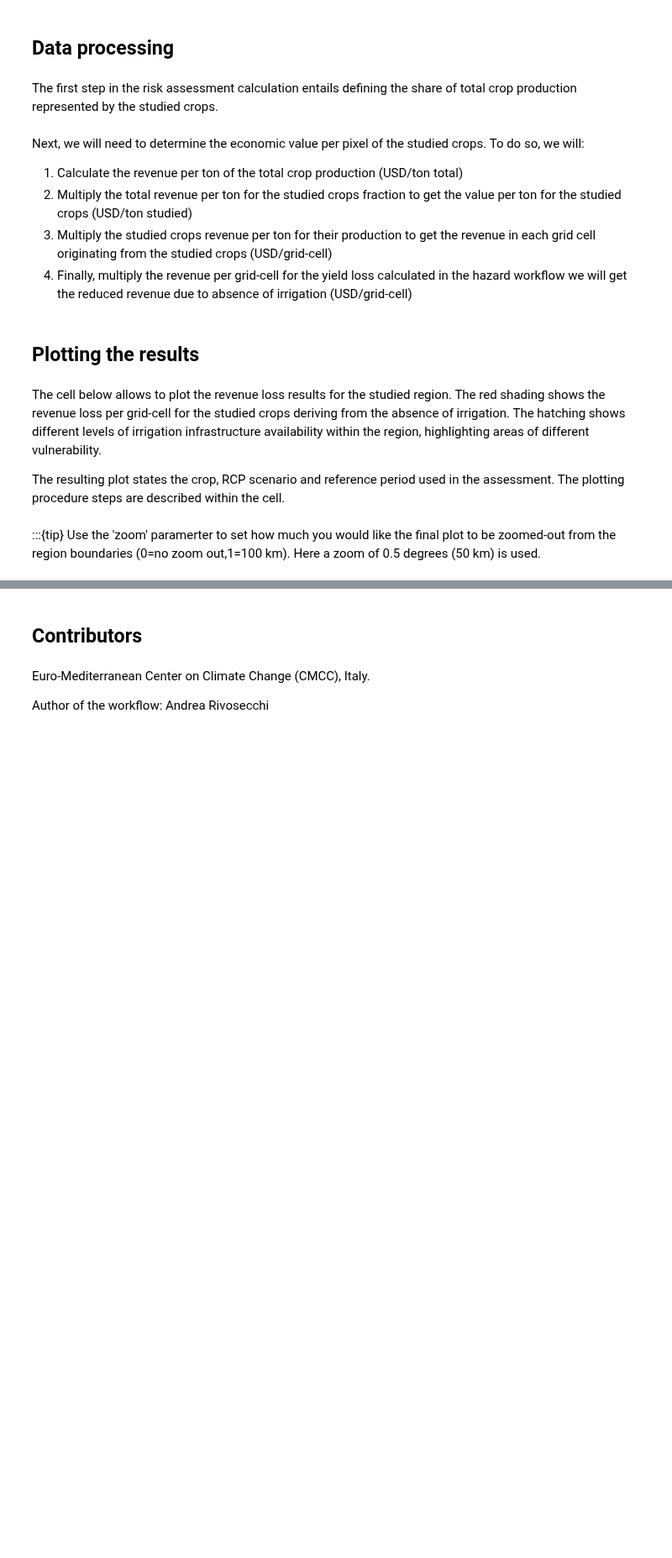
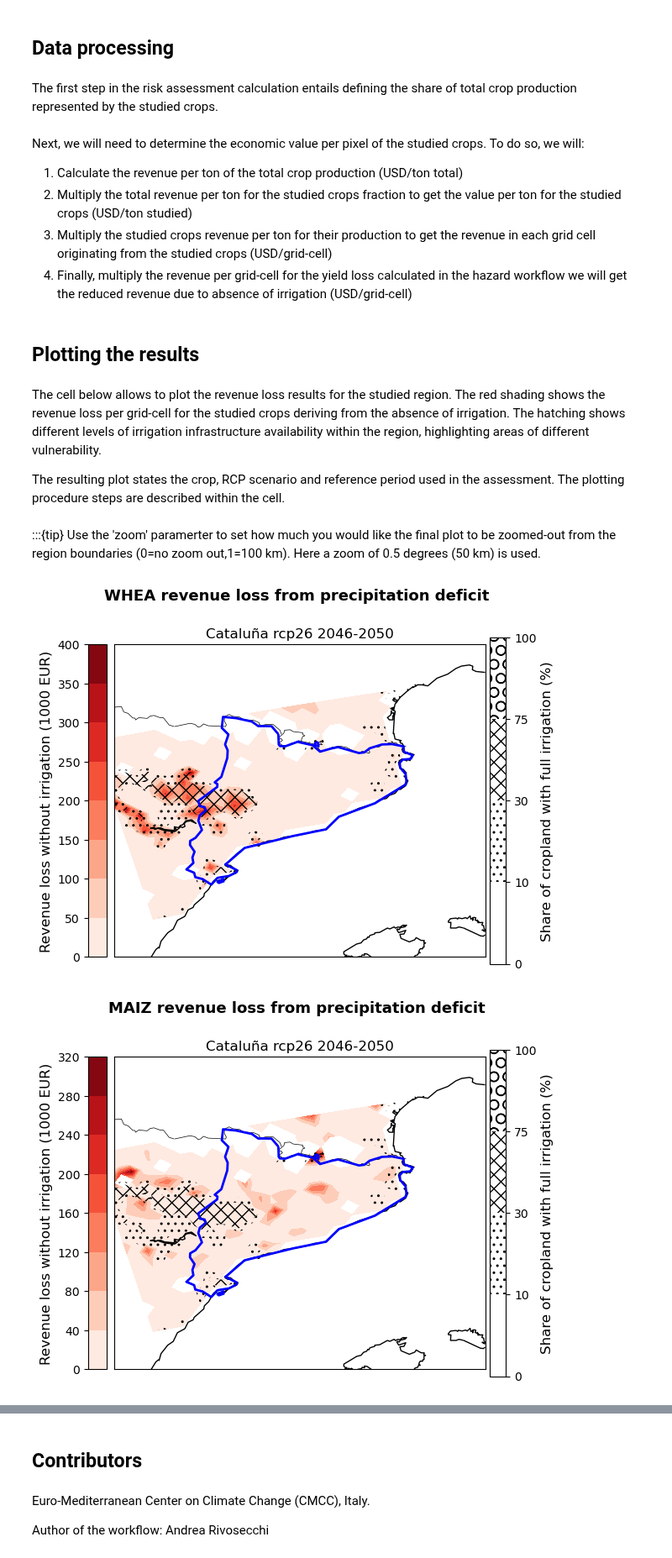
Before and after one commit to CLIMAAX/DROUGHTS, a Jupyter notebook: AGRICULTURE_DROUGHT_Risk_Assessment.ipynb, the cells around one changed output, grey strips where cells are left out. Shown at 84% size. Saved outputs shown, nothing was run; the diff lists cells and outputs as text; code cells hidden in the pictures; blank space fills up the shorter version.

```diff
--- a/AGRICULTURE_DROUGHT_Risk_Assessment.ipynb
+++ b/AGRICULTURE_DROUGHT_Risk_Assessment.ipynb
@@ -197,10 +200,7 @@ for i in os.listdir(f'{data_dir}/spam_folder'):
         if spam_list[a] in i:
             raster_path = os.path.join(f'{data_dir}/spam_folder', i)
             with rasterio.open(raster_path) as src:
-                nodata_value = src.nodatavals[0]  # Assuming a single band raster
-                input_crs = src.crs
                 values = [x[0] for x in src.sample(coords_11)]
-
             # Create a new column for each raster
             df_spam[spam_list[a]] = values
 
@@ -213,8 +213,6 @@ df_spam_all=pd.DataFrame()
 for i in os.listdir(f'{data_dir}/spam_folder'):
     raster_path = os.path.join(f'{data_dir}/spam_folder', i)
     with rasterio.open(raster_path) as src:
-        nodata_value = src.nodatavals[0]  # Assuming a single band raster
-        input_crs = src.crs
         values = [x[0] for x in src.sample(coords_11)]
 
     # Create a new column for each raster
@@ -242,8 +240,6 @@ The cell below extracts aggregated value data from the raster and stores them as
 raster_path = f'{data_dir}/all_2010_val.tif'
 val_gaez=pd.DataFrame()
 with rasterio.open(raster_path) as src:
-    nodata_value = src.nodatavals[0]  # Assuming a single band raster
-    input_crs = src.crs
     values = [x[0] for x in src.sample (coords_11)]
 val_gaez['val']=values
 val_gaez=val_gaez.to_numpy(dtype='float64')
@@ -335,32 +332,35 @@ irr_levels=np.array([0,10,30,75,100])
 irr_share_plot=maskoceans(lon_plot,lat_plot,irr_share,resolution='h')
 
 for a in np.arange(len(spam_list)):
     #create the basemap around the region boundaries
     basemap =Basemap(
                resolution='i',
                llcrnrlat=bbox[1]-zoom, urcrnrlat=bbox[3]+zoom,
                llcrnrlon=bbox[0]-zoom, urcrnrlon=bbox[2]+zoom,
                lon_0=bbox[1],lat_0=bbox[0])
     basemap.drawcoastlines()
     basemap.drawcountries()
 
     #plot the revenue loss
     revenue_map=basemap.contourf(lon_plot,lat_plot,revenue_loss[:,:,a],cmap='Reds',zorder=1)
     revenue_cbar=basemap.colorbar(revenue_map,location='left',ticklocation='left')
-    revenue_cbar.set_label('Revenue loss without irrigation (1000 $)',fontsize=12)
+    revenue_cbar.set_label('Revenue loss without irrigation (1000 EUR)',fontsize=12)
 
     #plot the irrigation availability
     irr_map=basemap.contourf(lon_plot,lat_plot,irr_share_plot,colors='none',hatches=['','..','xx','O'],zorder=1,levels=irr_levels)
     irr_cbar=plt.colorbar(irr_map,fraction=0.04,pad=0.011)
     irr_cbar.set_label('Share of cropland with full irrigation (%)',fontsize=12)
 
     #draw region boundaries from shapefile
     basemap.readshapefile(f'{data_dir}/{nuts_name}',nuts_name,color='b',linewidth=2)
 
     plt.suptitle(spam_list[a]+' revenue loss from precipitation deficit',fontsize=13,fontweight='bold') #title
     plt.title(str(nuts.iloc[0,4])+' '+rcp+' '+str(ystart)+'-'+str(yend)) #subtitle
     plt.tight_layout()
 
     #save plots in results directory
-    plt.savefig(f'{results_dir}/'+str(nuts.iloc[0,4])+'_'+str(spam_list[a])+'_revenue_loss.png')
+    plt.savefig(f'{results_dir}/'+str(nuts.iloc[0,4])+'_'+str(spam_list[a])+'_revenue_loss_EUR.png')
     plt.show()
+# %% [output]
+[figure, added]
+[figure, added]
```
Also changed, not shown: parts of 7 cells of this notebook, 4 other files.
